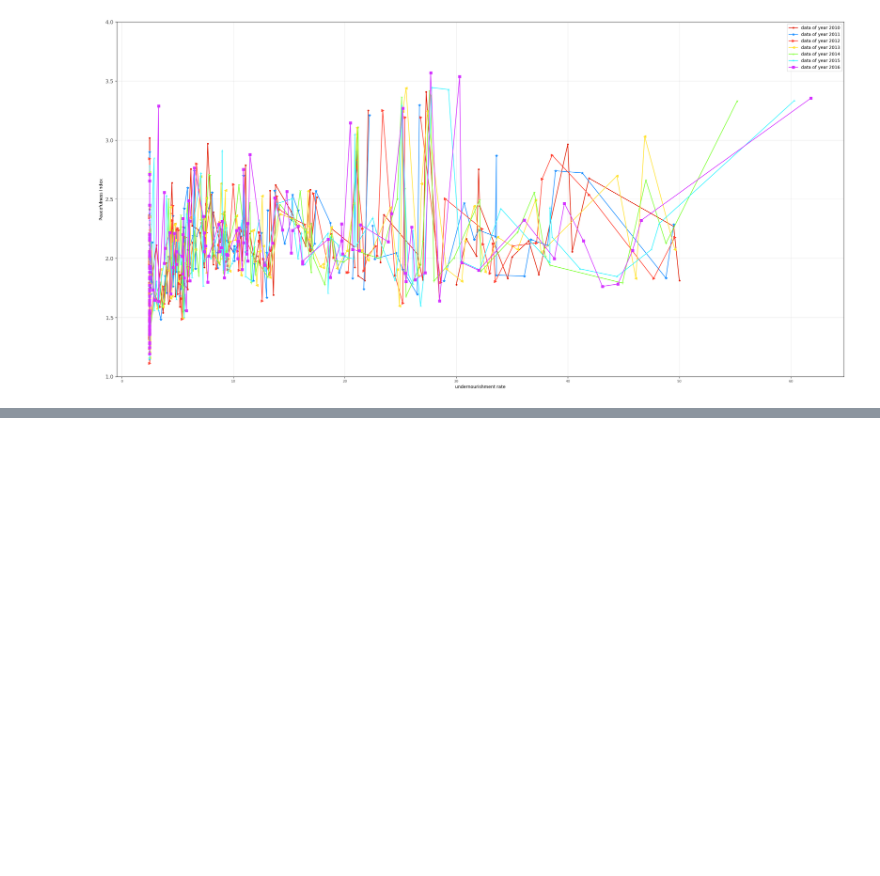
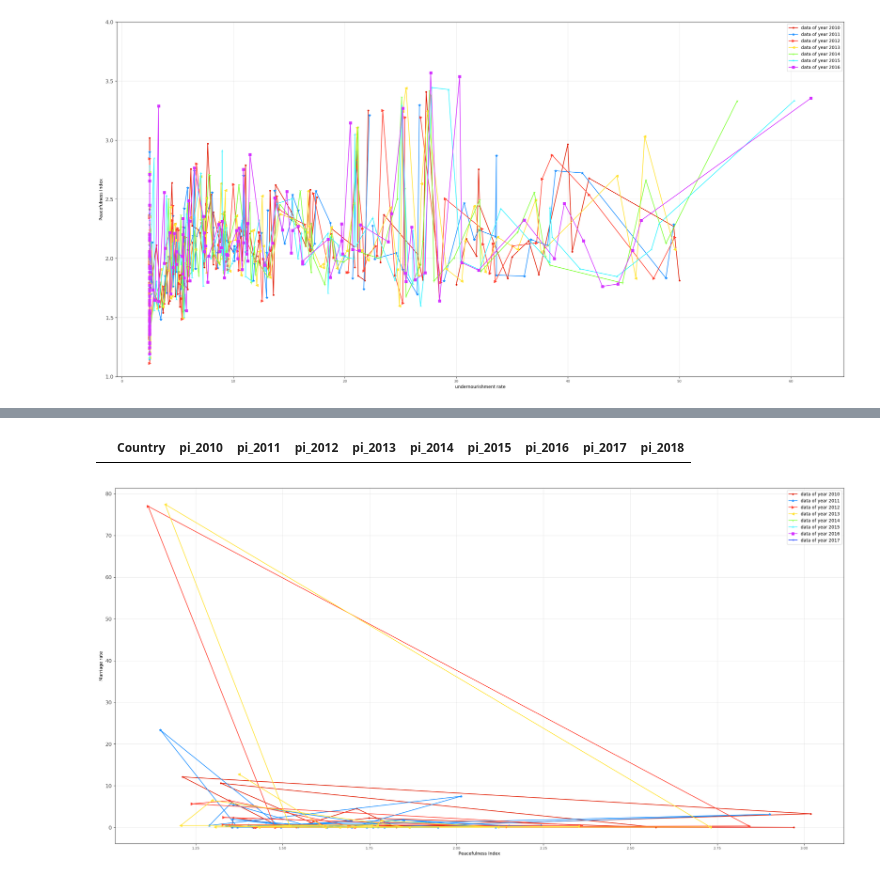
Before and after one commit to winwowin/Final_Project, a Jupyter notebook: 590PR_Final_WinYaoPhil.ipynb, the cells around one changed output, grey strips where cells are left out. Saved outputs shown, nothing was run; the diff lists cells and outputs as text; code cells hidden in the pictures; blank space fills up the shorter version.

```diff
--- a/590PR_Final_WinYaoPhil.ipynb
+++ b/590PR_Final_WinYaoPhil.ipynb
@@ -513,0 +436,15 @@ plot_cat(x_list, y_list)
+# %%
+married = marital()
+married = married.astype({"Year": int}, copy = False)
+
+# percent_married = pd.DataFrame()
+percent_married = []
+for i in range(8):
+    total = married.loc[(married['Marital status']=='Total') & (married['Age']=='Total')].groupby(['Year', 'Country or Area'], as_index=False).sum()
+    single = married.loc[(married['Marital status']=='Single (never married)') & (married['Age']=='Total')].groupby(['Year', 'Country or Area'], as_index=False).sum()
+    single_pop = single[single['Year'] == 2010+i].groupby(['Year', 'Country or Area']).sum()['Value']
+    total_pop = total[total['Year'] == 2010+i].groupby(['Year', 'Country or Area']).sum()['Value']
+    df1 = (total_pop-single_pop)/total_pop
+    df = pd.concat([total_pop.to_frame().reset_index(),df1.to_frame().reset_index()['Value']],axis=1)
+    df.columns = ['Year', 'Country', 'Total_pop', 'Marriage_Rate']
+    percent_married.append(df)
@@ -513,0 +471,36 @@ plot_cat(x_list, y_list)
+# %%
+level2_list = []
+for i in range(2010, 2018):
+    df = df_marriage_rate[df_marriage_rate['Year']==i]
+    string = 'pi_'+str(i)
+    p1 = peace['Country']
+    p2 = peace[string]
+    p = pd.concat([p1, p2],axis = 1)
+    df_level2 = pd.merge(df, p, on = 'Country', how='inner')
+    level2_list.append(df_level2)
+# %%
+peace[peace['Country']=='Liechtenstein']
+# %% [output]
+|  | Country | pi_2010 | pi_2011 | pi_2012 | pi_2013 | pi_2014 | pi_2015 | pi_2016 | pi_2017 | pi_2018 |
+# %%
+%matplotlib inline
+import matplotlib.pyplot as plt
+def plot_level_2(level2_list):
+    plt.figure(figsize = (30,15), dpi=100)
+    marker = ['.','*','>','<','1','2','s','3','4']
+    color = ['#E11B00', '#1E90FF','#FF4233','#FFE333','#7EFF33','#33F4FF','#D433FF','#3351FF','#D433FF']
+    pi_list = ['pi_2010','pi_2011','pi_2012','pi_2013','pi_2014','pi_2015','pi_2016','pi_2017','pi_2018']
+    for f in range(len(level2_list)):
+        plt.plot(level2_list[f][pi_list[f]],level2_list[f]['Marriage Rate'],label = 'data of year '+pi_list[f][-4:], marker = marker[f],color = color[f])
+    plt.xlabel('Peacefulness Index')
+    plt.ylabel('Marriage rate')
+    #plt.ylim(0,1)
+    plt.xticks(fontsize = 8, horizontalalignment = 'center', alpha = .7)
+    plt.yticks(fontsize = 12, alpha = .7)
+    plt.grid(axis='both',alpha = .3)
+    plt.legend()
+    plt.show()
+# %%
+plot_level_2(level2_list)
+# %% [output]
+[figure, added]
```
Also changed, not shown: parts of 37 cells of this notebook.
